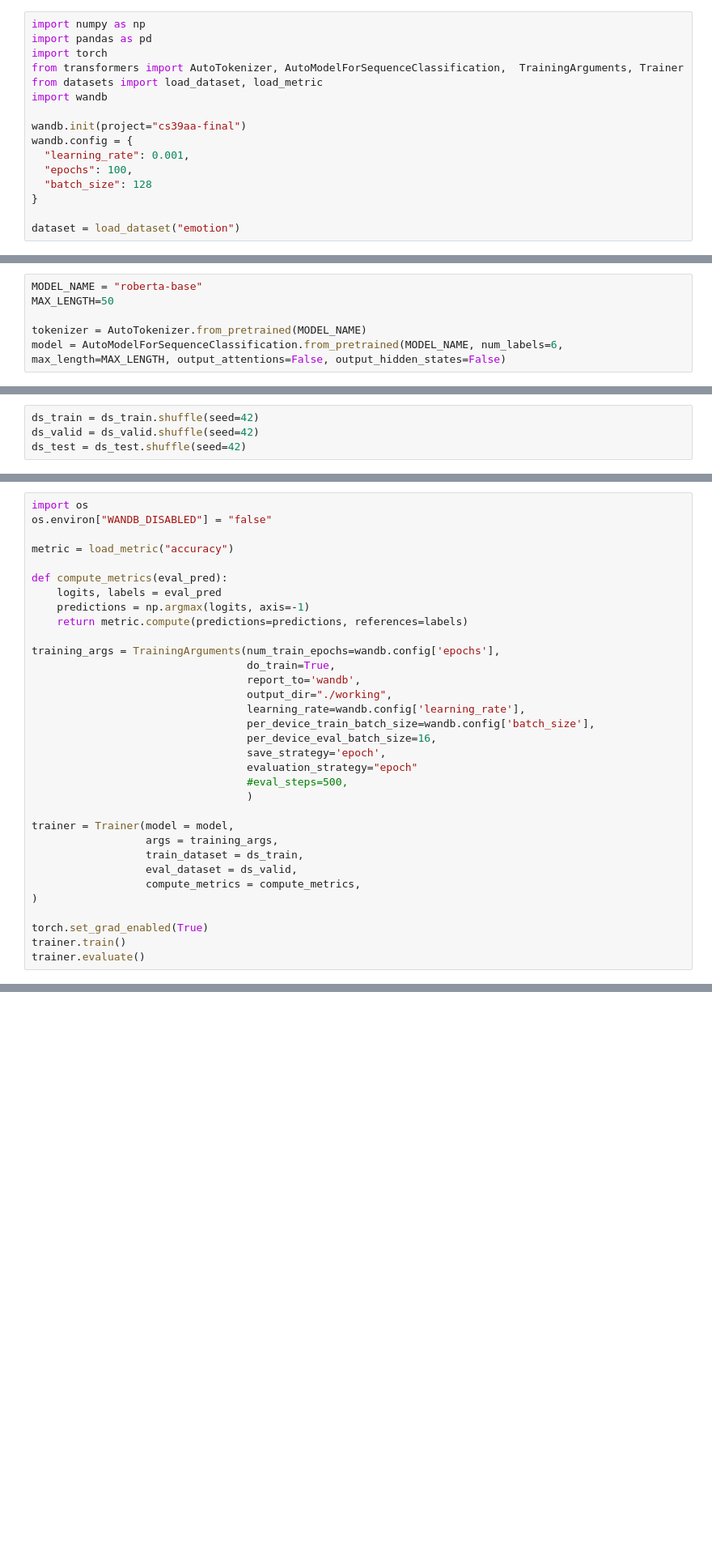
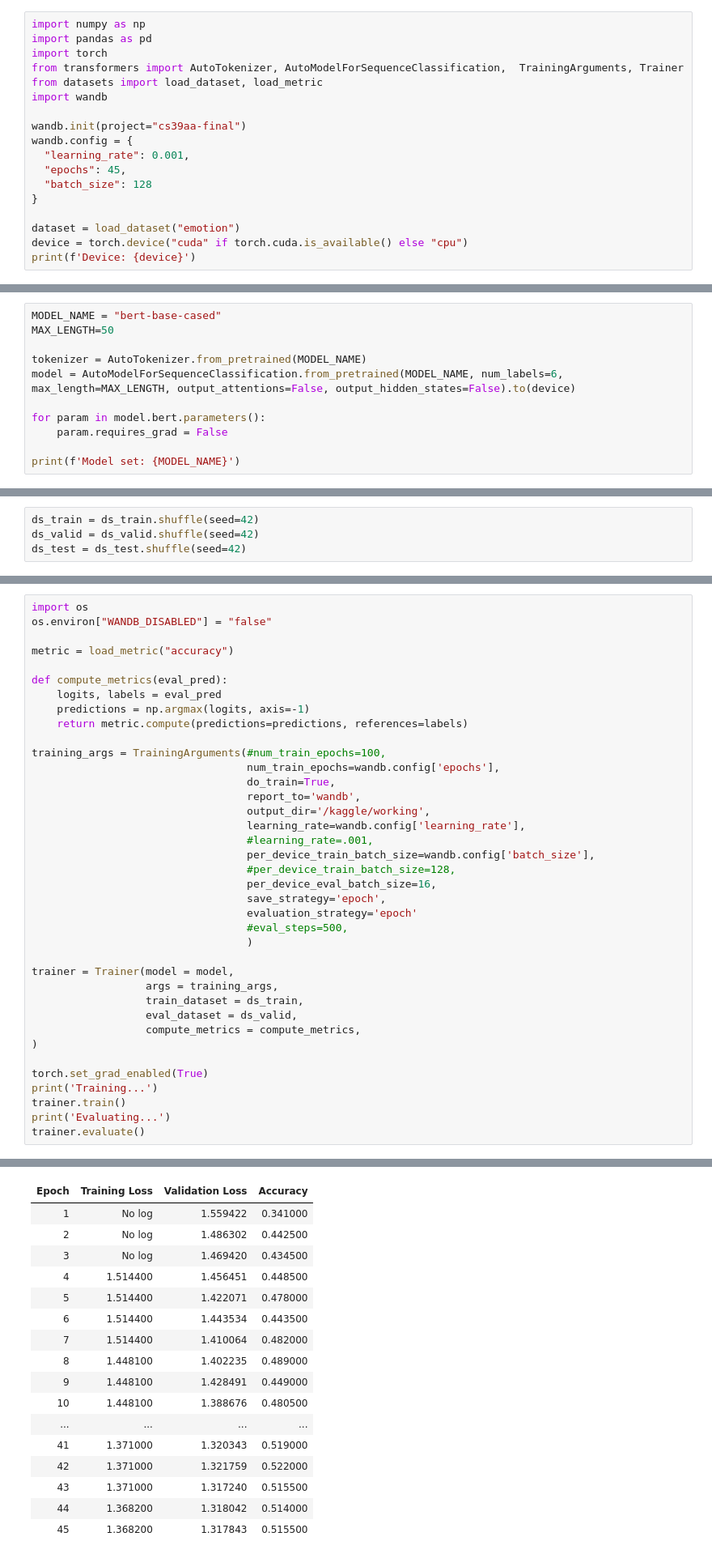
Before and after one commit to cbarond/cs39aa_project, a Jupyter notebook: project_part3.ipynb, the cells around one changed output, grey strips where cells are left out. Shown at 81% size. Cells and saved outputs as stored; diff of their text form; blank space fills up the shorter version.

```diff
--- a/project_part3.ipynb
+++ b/project_part3.ipynb
@@ -15,9 +15,11 @@ import wandb
 wandb.init(project="cs39aa-final")
 wandb.config = {
   "learning_rate": 0.001,
-  "epochs": 100,
+  "epochs": 45,
   "batch_size": 128
 }
 
 dataset = load_dataset("emotion")
+device = torch.device("cuda" if torch.cuda.is_available() else "cpu")
+print(f'Device: {device}')
 # %% [output]
@@ -54,7 +40,12 @@ Found cached dataset emotion (/home/caelan/.cache/huggingface/datasets/emotion/d
 # %%
-MODEL_NAME = "roberta-base"
+MODEL_NAME = "bert-base-cased"
 MAX_LENGTH=50
 
 tokenizer = AutoTokenizer.from_pretrained(MODEL_NAME)
-model = AutoModelForSequenceClassification.from_pretrained(MODEL_NAME, num_labels=6, max_length=MAX_LENGTH, output_attentions=False, output_hidden_states=False)
+model = AutoModelForSequenceClassification.from_pretrained(MODEL_NAME, num_labels=6, max_length=MAX_LENGTH, output_attentions=False, output_hidden_states=False).to(device)
+
+for param in model.bert.parameters():
+    param.requires_grad = False
+
+print(f'Model set: {MODEL_NAME}')
 # %% [output]
@@ -85,15 +79,18 @@ def compute_metrics(eval_pred):
     predictions = np.argmax(logits, axis=-1)
     return metric.compute(predictions=predictions, references=labels)
 
-training_args = TrainingArguments(num_train_epochs=wandb.config['epochs'],
+training_args = TrainingArguments(#num_train_epochs=100,
+                                  num_train_epochs=wandb.config['epochs'],
                                   do_train=True,
                                   report_to='wandb',
-                                  output_dir="./working",
+                                  output_dir='/kaggle/working',
                                   learning_rate=wandb.config['learning_rate'],
+                                  #learning_rate=.001,
                                   per_device_train_batch_size=wandb.config['batch_size'],
+                                  #per_device_train_batch_size=128,
                                   per_device_eval_batch_size=16,
                                   save_strategy='epoch',
-                                  evaluation_strategy="epoch"
+                                  evaluation_strategy='epoch'
                                   #eval_steps=500,
                                   )
 
@@ -105,6 +102,8 @@ trainer = Trainer(model = model,
 )
 
 torch.set_grad_enabled(True)
+print('Training...')
 trainer.train()
+print('Evaluating...')
 trainer.evaluate()
 # %% [output]
@@ -123,0 +121,17 @@ Error:
+| Epoch | Training Loss | Validation Loss | Accuracy |
+| 1 | No log | 1.559422 | 0.341000 |
+| 2 | No log | 1.486302 | 0.442500 |
+| 3 | No log | 1.469420 | 0.434500 |
+| 4 | 1.514400 | 1.456451 | 0.448500 |
+| 5 | 1.514400 | 1.422071 | 0.478000 |
+| 6 | 1.514400 | 1.443534 | 0.443500 |
+| 7 | 1.514400 | 1.410064 | 0.482000 |
+| 8 | 1.448100 | 1.402235 | 0.489000 |
+| 9 | 1.448100 | 1.428491 | 0.449000 |
+| 10 | 1.448100 | 1.388676 | 0.480500 |
+| ... | ... | ... | ... |
+| 41 | 1.371000 | 1.320343 | 0.519000 |
+| 42 | 1.371000 | 1.321759 | 0.522000 |
+| 43 | 1.371000 | 1.317240 | 0.515500 |
+| 44 | 1.368200 | 1.318042 | 0.514000 |
+| 45 | 1.368200 | 1.317843 | 0.515500 |
```
Also changed, not shown: parts of 7 cells of this notebook, 2 other files.
